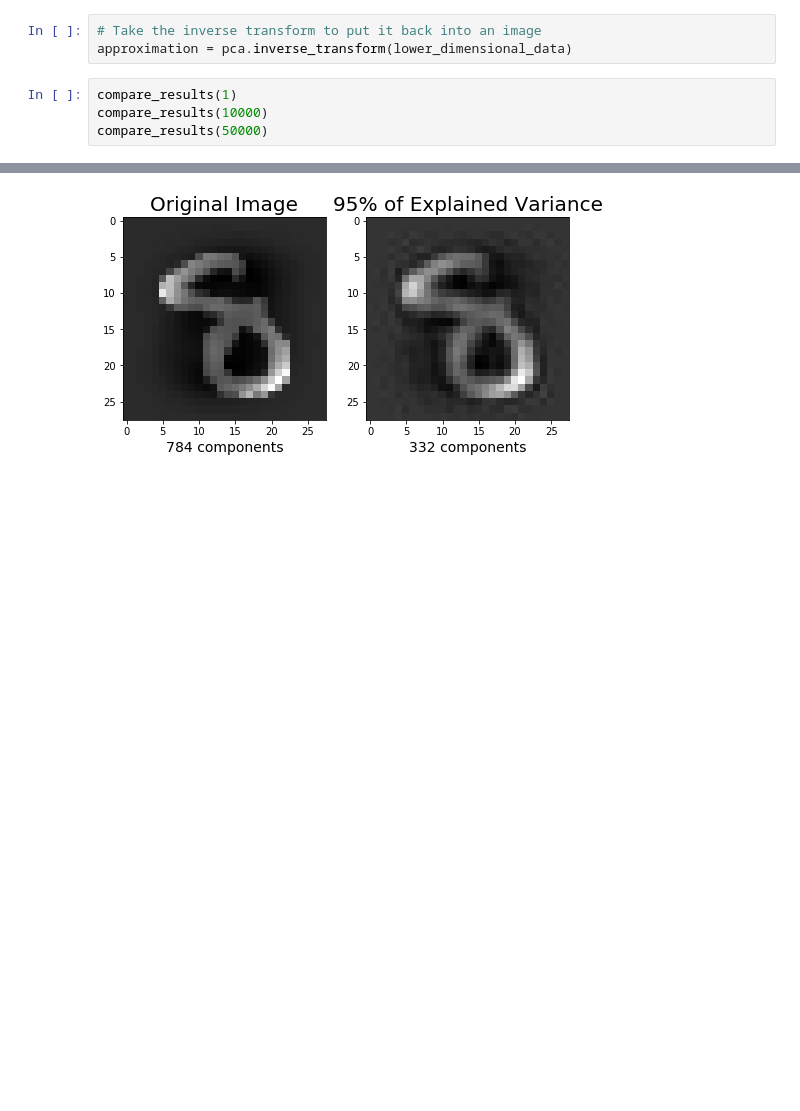
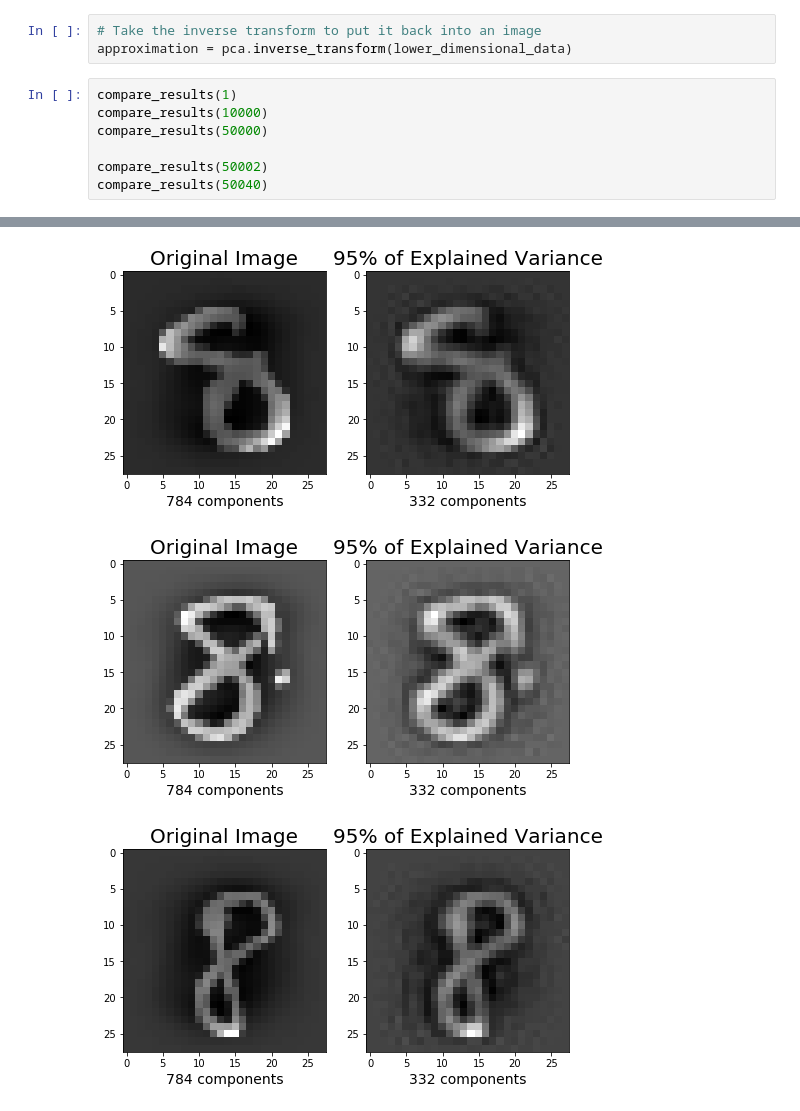
Before and after one commit to BKDuncan/Data-Science, a Jupyter notebook: machine-learning-fundamentals/PCA and Dimension Reduction.ipynb, the cells around one changed output, grey strips where cells are left out. Cells and saved outputs as stored; diff of their text form; blank space fills up the shorter version.

```diff
--- a/machine-learning-fundamentals/PCA and Dimension Reduction.ipynb
+++ b/machine-learning-fundamentals/PCA and Dimension Reduction.ipynb
@@ -105,8 +105,13 @@ approximation = pca.inverse_transform(lower_dimensional_data)
 # %%
 compare_results(1)
 compare_results(10000)
 compare_results(50000)
+
+compare_results(50002)
+compare_results(50040)
 # %% [output]
 [figure]
 [figure]
 [figure]
+[figure, added]
+[figure, added]
```
Also changed, not shown: parts of 1 cell of this notebook, 4 other files.
